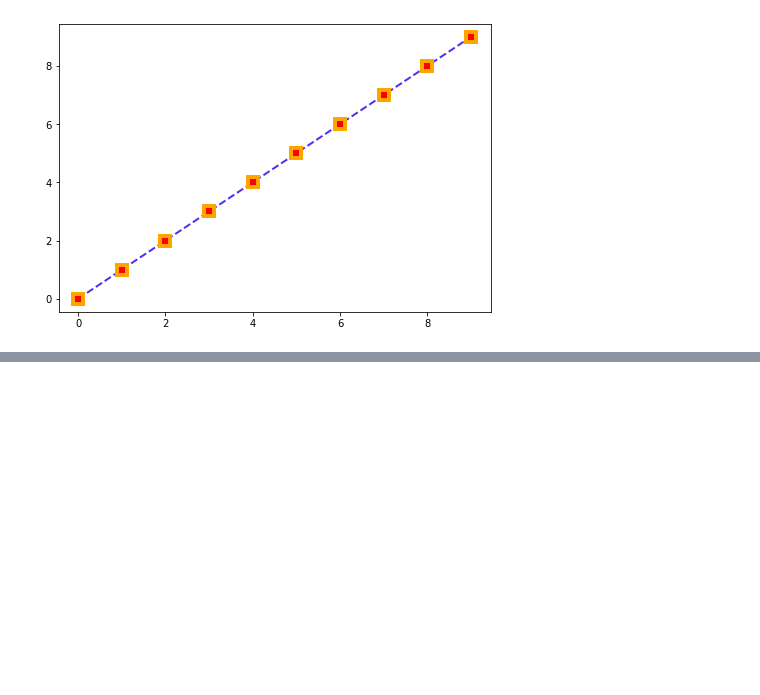
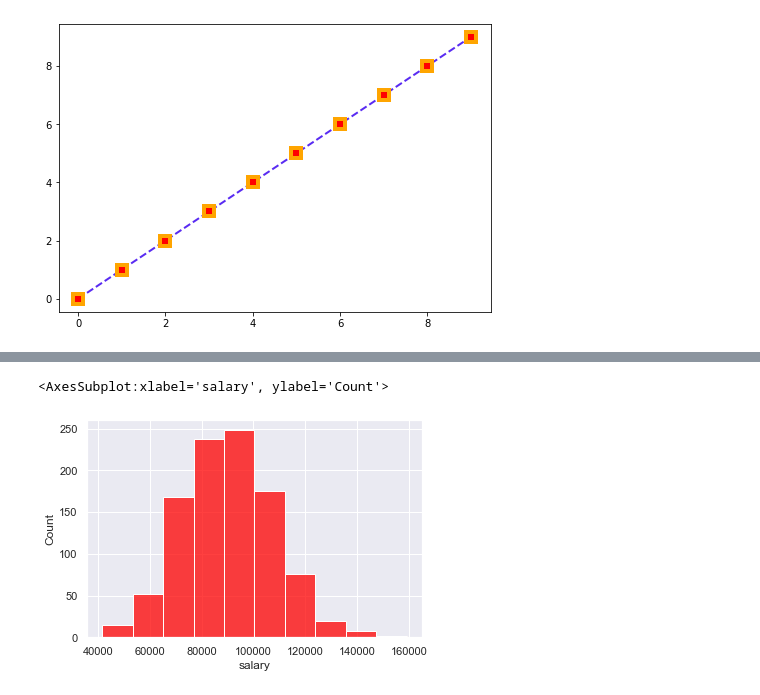
Before and after one commit to ddrightnow/Machine-Learning-Projects, a Jupyter notebook: Python Data Science and Machine Learning/Setup and Environments/05-Seaborn/Data Science and Machine Learning Workbook 2.ipynb, the cells around one changed output, grey strips where cells are left out. Drawn from its saved outputs; the diff is of its cells as text; code cells hidden in the pictures; blank space fills up the shorter version.

```diff
--- a/Python Data Science and Machine Learning/Setup and Environments/05-Seaborn/Data Science and Machine Learning Workbook 2.ipynb
+++ b/Python Data Science and Machine Learning/Setup and Environments/05-Seaborn/Data Science and Machine Learning Workbook 2.ipynb
@@ -374,0 +401,6 @@ sns.scatterplot(x='salary',y='sales',data=df,s=200,style='level of education',
+# %%
+sns.set(style='darkgrid') #whitegrid, white,dark,tick - high level cmd, set for whole notebook
+sns.histplot(data=df,x='salary',bins=10,color='red')
+# %% [output]
+<AxesSubplot:xlabel='salary', ylabel='Count'>
+[figure, added]
```
Also changed, not shown: parts of 27 cells of this notebook.
